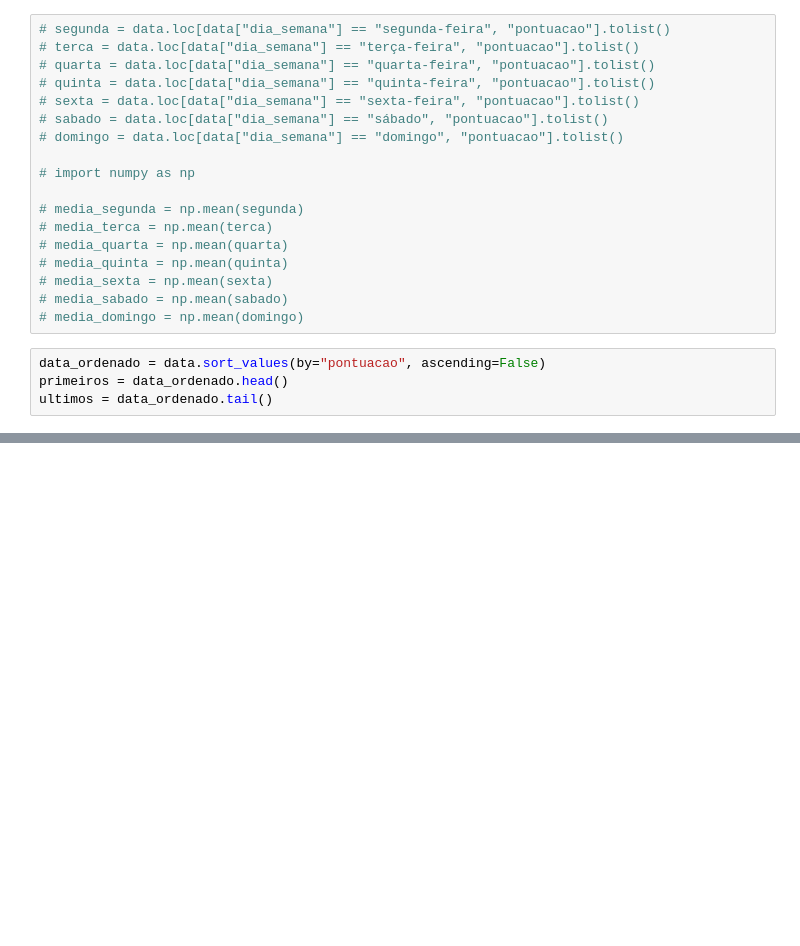
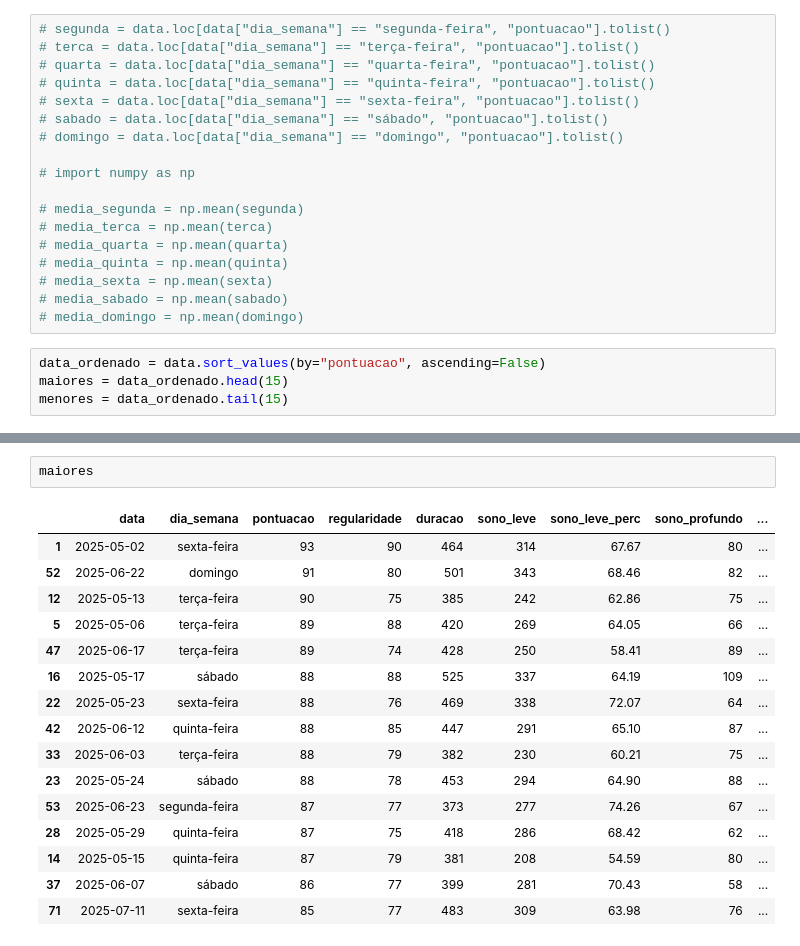
Before and after one commit to kylesonev/sleep_analysis, a Jupyter notebook: notebook/02_eda.ipynb, the cells around one changed output, grey strips where cells are left out. Saved outputs shown, nothing was run; the diff lists cells and outputs as text; blank space fills up the shorter version.

```diff
--- a/notebook/02_eda.ipynb
+++ b/notebook/02_eda.ipynb
@@ -280,6 +281,6 @@ plt.show()
 # media_domingo = np.mean(domingo)
 # %%
 data_ordenado = data.sort_values(by="pontuacao", ascending=False)
-primeiros = data_ordenado.head()
-ultimos = data_ordenado.tail()
+maiores = data_ordenado.head(15)
+menores = data_ordenado.tail(15)
 # %%
@@ -293,0 +310,19 @@ primeiros
+# %%
+maiores
+# %% [output]
+|  | data | dia_semana | pontuacao | regularidade | duracao | sono_leve | sono_leve_perc | sono_profundo | ... |
+| 1 | 2025-05-02 | sexta-feira | 93 | 90 | 464 | 314 | 67.67 | 80 | ... |
+| 52 | 2025-06-22 | domingo | 91 | 80 | 501 | 343 | 68.46 | 82 | ... |
+| 12 | 2025-05-13 | terça-feira | 90 | 75 | 385 | 242 | 62.86 | 75 | ... |
+| 5 | 2025-05-06 | terça-feira | 89 | 88 | 420 | 269 | 64.05 | 66 | ... |
+| 47 | 2025-06-17 | terça-feira | 89 | 74 | 428 | 250 | 58.41 | 89 | ... |
+| 16 | 2025-05-17 | sábado | 88 | 88 | 525 | 337 | 64.19 | 109 | ... |
+| 22 | 2025-05-23 | sexta-feira | 88 | 76 | 469 | 338 | 72.07 | 64 | ... |
+| 42 | 2025-06-12 | quinta-feira | 88 | 85 | 447 | 291 | 65.10 | 87 | ... |
+| 33 | 2025-06-03 | terça-feira | 88 | 79 | 382 | 230 | 60.21 | 75 | ... |
+| 23 | 2025-05-24 | sábado | 88 | 78 | 453 | 294 | 64.90 | 88 | ... |
+| 53 | 2025-06-23 | segunda-feira | 87 | 77 | 373 | 277 | 74.26 | 67 | ... |
+| 28 | 2025-05-29 | quinta-feira | 87 | 75 | 418 | 286 | 68.42 | 62 | ... |
+| 14 | 2025-05-15 | quinta-feira | 87 | 79 | 381 | 208 | 54.59 | 80 | ... |
+| 37 | 2025-06-07 | sábado | 86 | 77 | 399 | 281 | 70.43 | 58 | ... |
+| 71 | 2025-07-11 | sexta-feira | 85 | 77 | 483 | 309 | 63.98 | 76 | ... |
```
Also changed, not shown: parts of 9 cells of this notebook.
